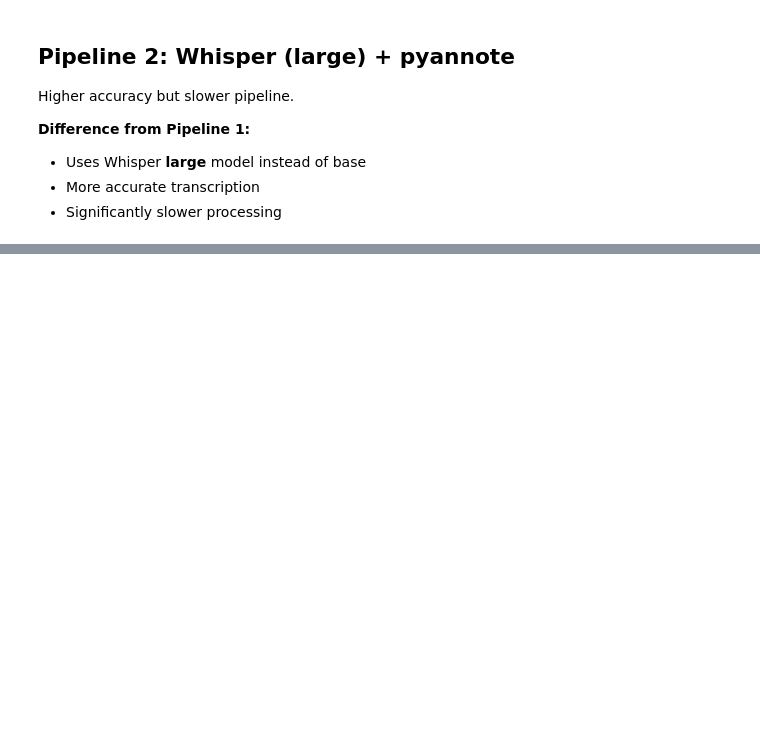
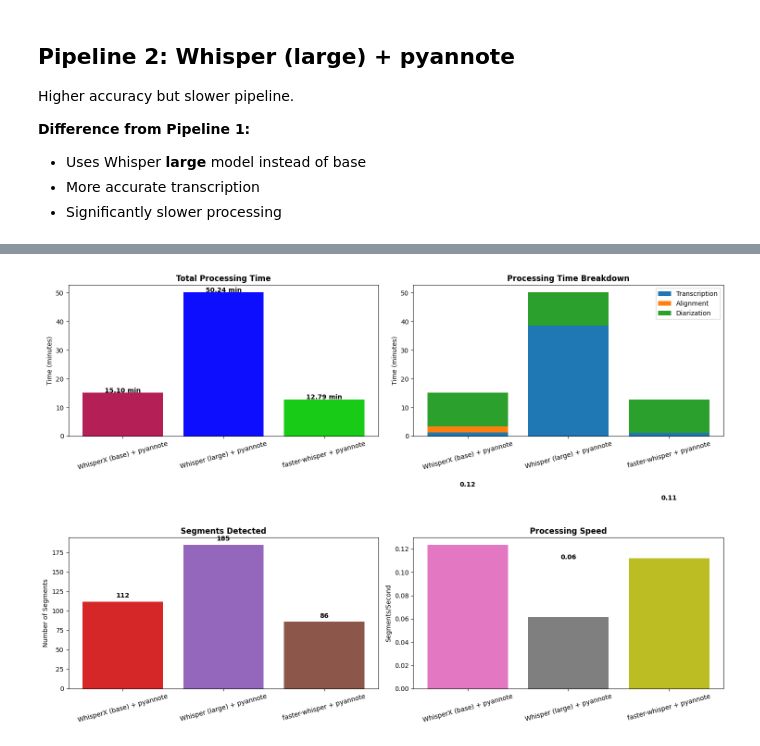
Before and after one commit to norakeavney/SpeakSense, a Jupyter notebook: speechlab/model_comparisons.ipynb, the cells around one changed output, grey strips where cells are left out. Saved outputs shown, nothing was run; the diff lists cells and outputs as text; code cells hidden in the pictures; blank space fills up the shorter version.

Commit message:
Visualisation added - chart

```diff
--- a/speechlab/model_comparisons.ipynb
+++ b/speechlab/model_comparisons.ipynb
@@ -289,0 +388,81 @@ Let's visualize the performance differences.
+# %%
+# Create comparison DataFrame
+df_results = pd.DataFrame(results)
+
+# Added minutes columns for readability
+df_results['total_time_min'] = df_results['total_time'] / 60
+df_results['transcription_time_min'] = df_results['transcription_time'] / 60
+
+print("=" * 70)
+print("FINAL PIPELINE COMPARISON")
+print("=" * 70)
+print(df_results[['pipeline', 'total_time', 'total_time_min', 'num_speakers', 'num_segments']].to_string(index=False))
+
+# Detailed breakdown
+print("\n" + "=" * 70)
+print("DETAILED TIME BREAKDOWN (seconds)")
+print("=" * 70)
+print(df_results[['pipeline', 'transcription_time', 'alignment_time', 'diarization_time']].to_string(index=False))
+
+print("\n" + "=" * 70)
+print("DETAILED TIME BREAKDOWN (minutes)")
+print("=" * 70)
+# Create readable minutes breakdown
+for idx, row in df_results.iterrows():
+    print(f"\n{row['pipeline']}:")
+    print(f"  Transcription: {row['transcription_time']/60:.2f} min ({row['transcription_time']:.1f}s)")
+    print(f"  Alignment:     {row['alignment_time']/60:.2f} min ({row['alignment_time']:.1f}s)")
+    print(f"  Diarization:   {row['diarization_time']/60:.2f} min ({row['diarization_time']:.1f}s)")
+    print(f"  TOTAL:         {row['total_time']/60:.2f} min ({row['total_time']:.1f}s)")
+
+# Visualizations
+fig, axes = plt.subplots(2, 2, figsize=(15, 10))
+
+# 1. Total time comparison (in minutes)
+total_min = df_results['total_time'] / 60
+axes[0, 0].bar(df_results['pipeline'], total_min, color=["#b41f56", "#0e0eff", "#17cb17"])
+axes[0, 0].set_ylabel('Time (minutes)')
+axes[0, 0].set_title('Total Processing Time', fontweight='bold')
+axes[0, 0].tick_params(axis='x', rotation=15)
+# Add value labels on bars
+for i, v in enumerate(total_min):
+    axes[0, 0].text(i, v + 0.05, f'{v:.2f} min', ha='center', fontweight='bold')
+
+# 2. Time breakdown
+pipelines = df_results['pipeline']
+transcription_min = df_results['transcription_time'] / 60
+alignment_min = df_results['alignment_time'] / 60
+diarization_min = df_results['diarization_time'] / 60
+
+axes[0, 1].bar(pipelines, transcription_min, label='Transcription', color='#1f77b4')
+axes[0, 1].bar(pipelines, alignment_min, bottom=transcription_min, label='Alignment', color='#ff7f0e')
+axes[0, 1].bar(pipelines, diarization_min, bottom=[t+a for t,a in zip(transcription_min, alignment_min)], label='Diarization', color='#2ca02c')
+axes[0, 1].set_ylabel('Time (minutes)')
+axes[0, 1].set_title('Processing Time Breakdown', fontweight='bold')
+axes[0, 1].legend()
+axes[0, 1].tick_params(axis='x', rotation=15)
+
+# 3. Segments found
+axes[1, 0].bar(df_results['pipeline'], df_results['num_segments'], color=['#d62728', '#9467bd', '#8c564b'])
+axes[1, 0].set_ylabel('Number of Segments')
+axes[1, 0].set_title('Segments Detected', fontweight='bold')
+axes[1, 0].tick_params(axis='x', rotation=15)
+# Add value labels
+for i, v in enumerate(df_results['num_segments']):
+    axes[1, 0].text(i, v + 5, str(v), ha='center', fontweight='bold')
+
+# 4. Speed comparison (segments per second)
+speed = [seg/time for seg, time in zip(df_results['num_segments'], df_results['total_time'])]
+axes[1, 1].bar(df_results['pipeline'], speed, color=['#e377c2', '#7f7f7f', '#bcbd22'])
+axes[1, 1].set_ylabel('Segments/Second')
+axes[1, 1].set_title('Processing Speed', fontweight='bold')
+axes[1, 1].tick_params(axis='x', rotation=15)
+# Add value labels
+for i, v in enumerate(speed):
+    axes[1, 1].text(i, v + 0.05, f'{v:.2f}', ha='center', fontweight='bold')
+
+plt.tight_layout()
+plt.show()
+
+print("\nComparison complete!")
+# %% [output]
@@ -289,0 +486 @@ Let's visualize the performance differences.
+[figure, added]
```
Also changed, not shown: parts of 6 cells of this notebook.
